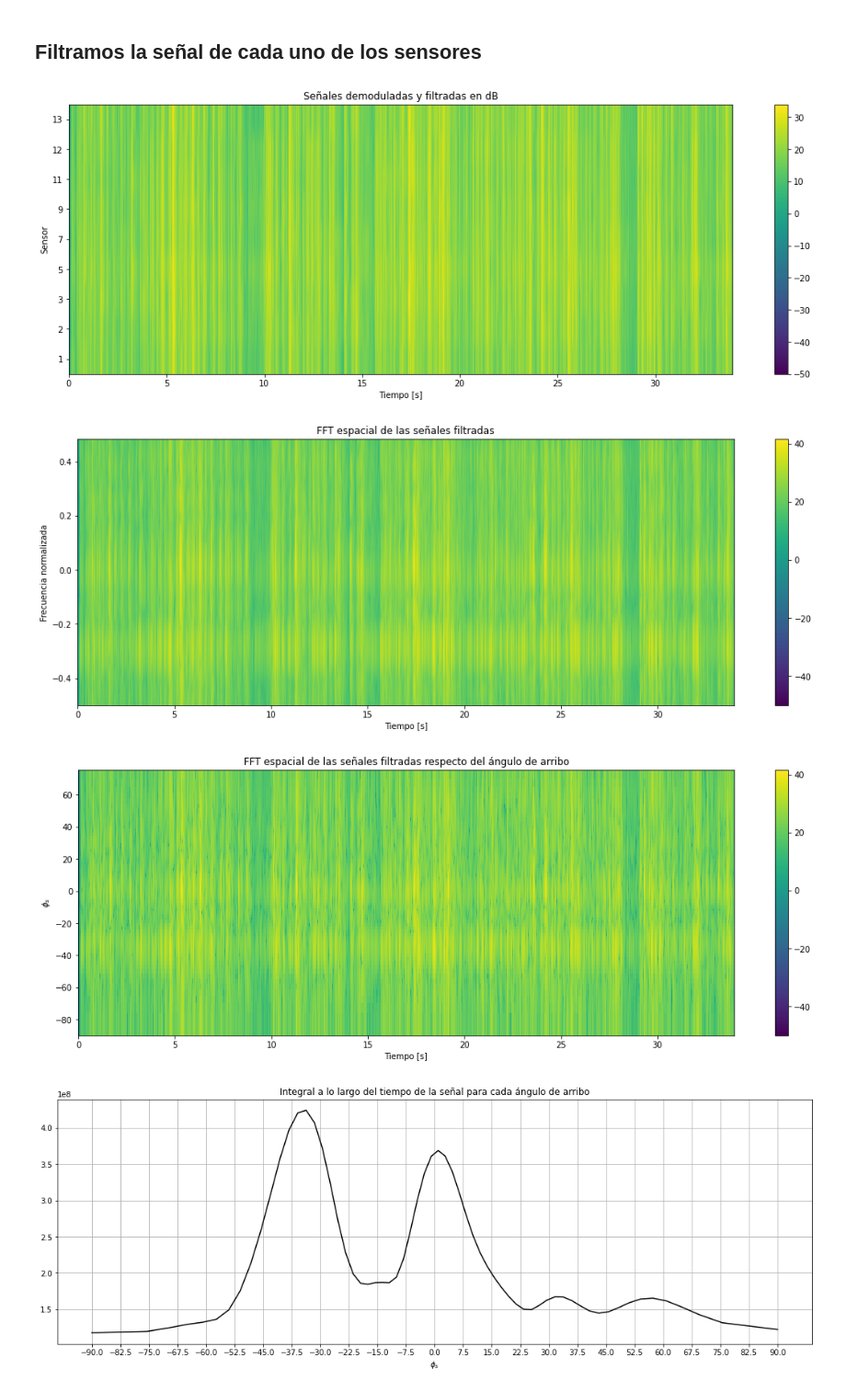
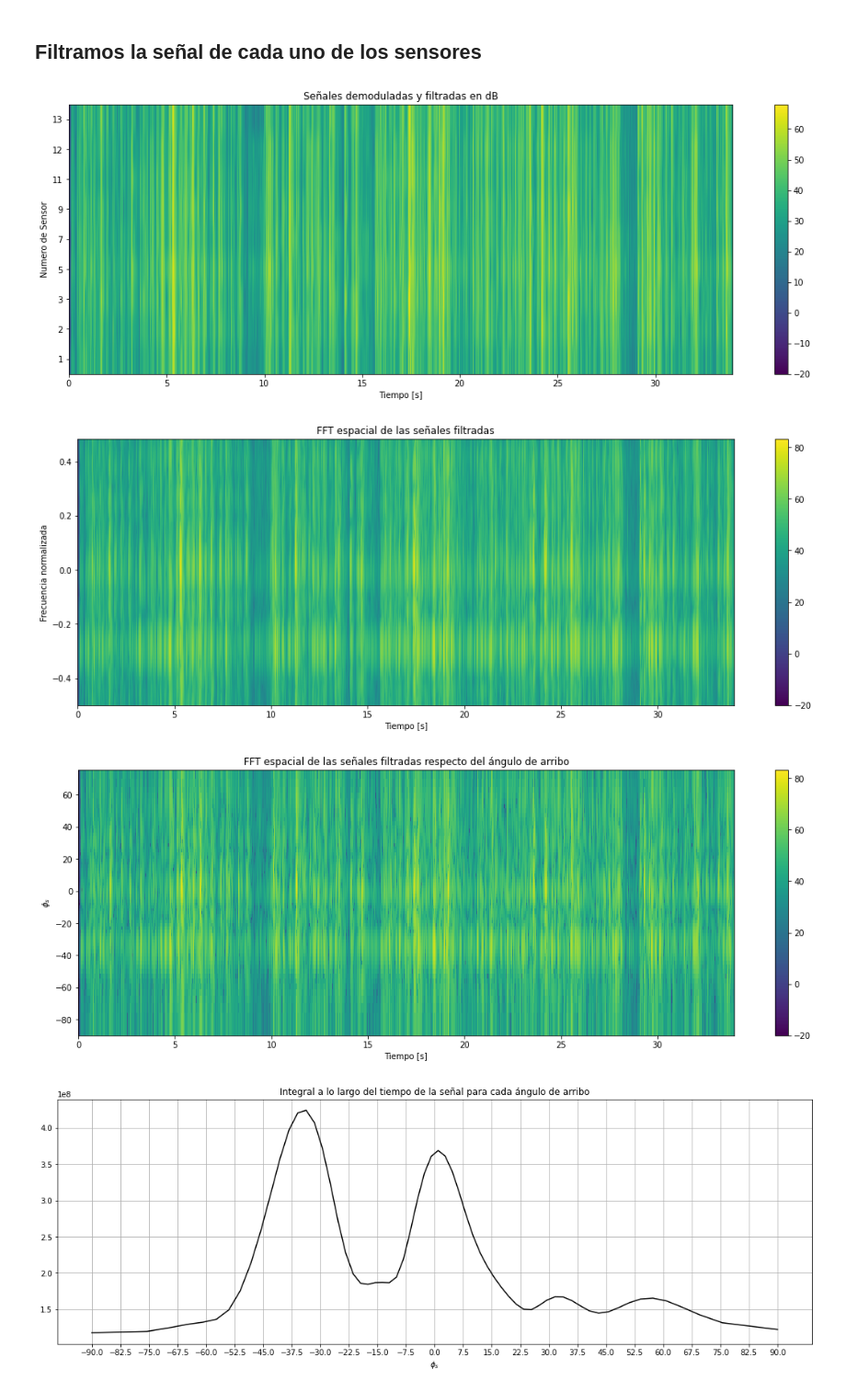
Before and after one commit to mbergerman/Procesamiento-Adaptativo, a Jupyter notebook: TPS/TP4/PASA_TP4_G2.ipynb, the cells around one changed output. Shown: that part at 92% size. Cells and saved outputs as stored; diff of their text form; code cells hidden in the pictures.

```diff
--- a/TPS/TP4/PASA_TP4_G2.ipynb
+++ b/TPS/TP4/PASA_TP4_G2.ipynb
@@ -111,17 +111,17 @@ for i, val in enumerate(data):
 array_idx = 1
 # %%
 plt.figure(figsize=(18, 6))
-img_data = 10*np.log10( np.abs(data_filt[ subarray_sensors[array_idx] ] ))
+img_data = 20*np.log10( np.abs(data_filt[ subarray_sensors[array_idx] ] ))
 extent = [0, len(data[0])/Fs, 0 + 0.5, M[array_idx] + 0.5]
-img = plt.imshow( img_data, interpolation='antialiased', aspect='auto', extent=extent, vmin = -50, origin='lower')
+img = plt.imshow( img_data, interpolation='antialiased', aspect='auto', extent=extent, vmin = -20, origin='lower')
 plt.colorbar(img, ax=plt.gca())
 plt.title('Señales demoduladas y filtradas en dB')
-plt.ylabel('Sensor')
+plt.ylabel('Numero de Sensor')
 plt.xlabel('Tiempo [s]')
 plt.yticks(range(1, M[array_idx]+1), labels = subarray_sensors[array_idx])
 plt.show()
 # %% [output]
-[figure, old version]
+[figure, new version]
 # %%
 padding = 64 - M[array_idx]
 data_fft = np.zeros((M[array_idx] + padding, N), dtype=np.complex_)
@@ -130,32 +130,32 @@ for t in range(len(data_filt[0])):
     data_fft[:, t] = fftshift( fft( data_pad ) )
 
 plt.figure(figsize=(18, 6))
-img_data = 10*np.log10( np.abs(data_fft))
+img_data = 20*np.log10( np.abs(data_fft))
 fft_freq = fftshift( fftfreq( len(data_fft) ) )
 extent = [0, len(data[0])/Fs, fft_freq[0], fft_freq[-1]]
-img = plt.imshow( img_data, interpolation='antialiased', aspect='auto', extent=extent, vmin = -50, origin='lower')
+img = plt.imshow( img_data, interpolation='antialiased', aspect='auto', extent=extent, vmin = -20, origin='lower')
 plt.colorbar(img, ax=plt.gca())
 plt.title('FFT espacial de las señales filtradas')
 plt.ylabel('Frecuencia normalizada')
 plt.xlabel('Tiempo [s]')
 plt.show()
 # %% [output]
-[figure, old version]
+[figure, new version]
 # %%
 x = np.linspace(0, len(data_fft[0])/Fs, len(data_fft[0])+1)
 y = np.arcsin(fft_freq*2) * 180/np.pi
 X, Y = np.meshgrid(x, y)
 
 plt.figure(figsize=(18, 6))
-img_data = 10*np.log10( np.abs(data_fft))
-img = plt.pcolormesh(X, Y, img_data, shading='auto', antialiased=True, vmin = -50)
+img_data = 20*np.log10( np.abs(data_fft))
+img = plt.pcolormesh(X, Y, img_data, shading='auto', antialiased=True, vmin = -20)
 plt.colorbar(img, ax=plt.gca())
 plt.title('FFT espacial de las señales filtradas respecto del ángulo de arribo')
 plt.ylabel('$\phi_s$')
 plt.xlabel('Tiempo [s]')
 plt.show()
 # %% [output]
-[figure, old version]
+[figure, new version]
 # %%
 plt.figure(figsize=(18, 6))
 plt.plot( np.arcsin(np.linspace(-1, 1, len(data_fft))) * 180/np.pi , np.abs(data_fft).sum(axis=1), 'k')
```
Also changed, not shown: parts of 4 cells of this notebook.
